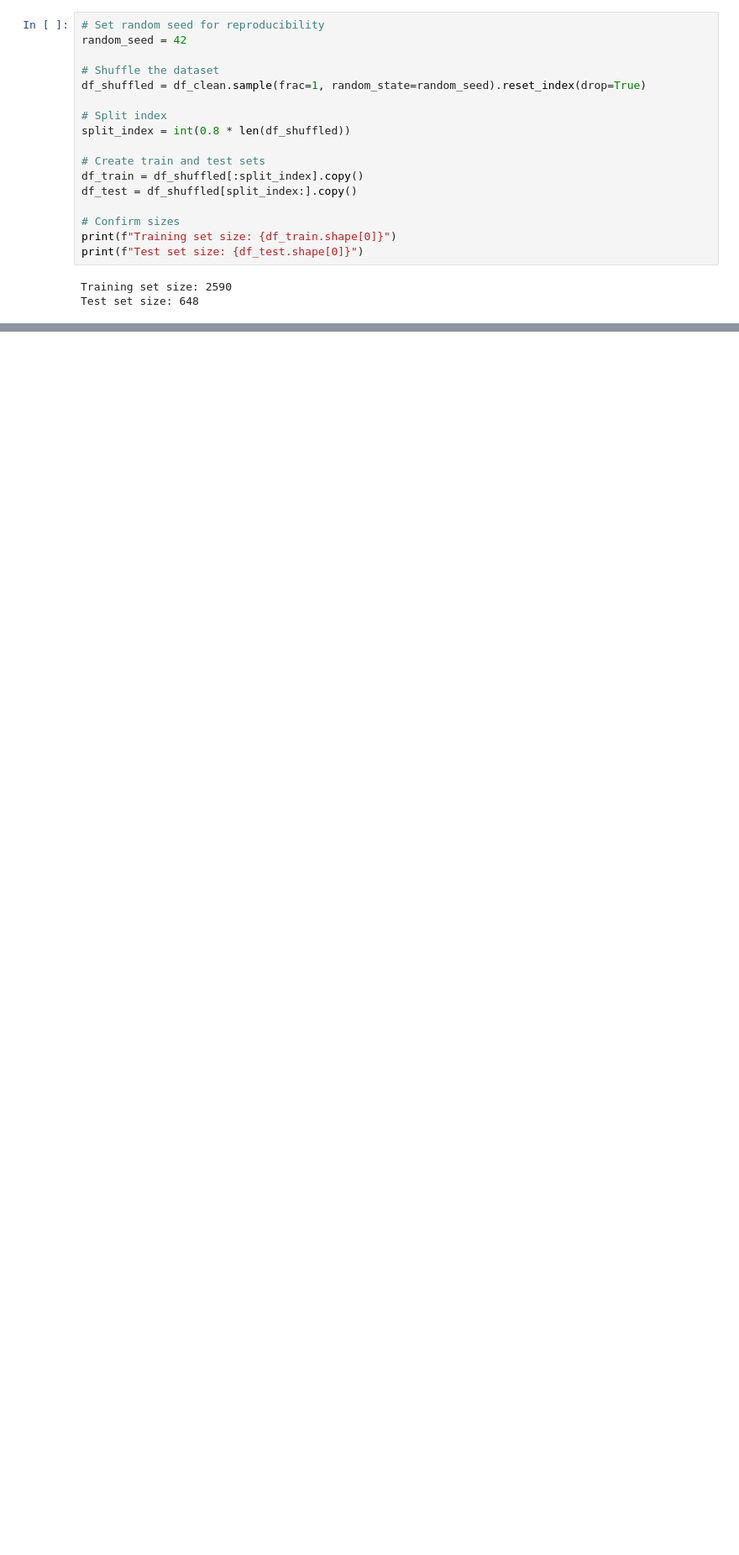
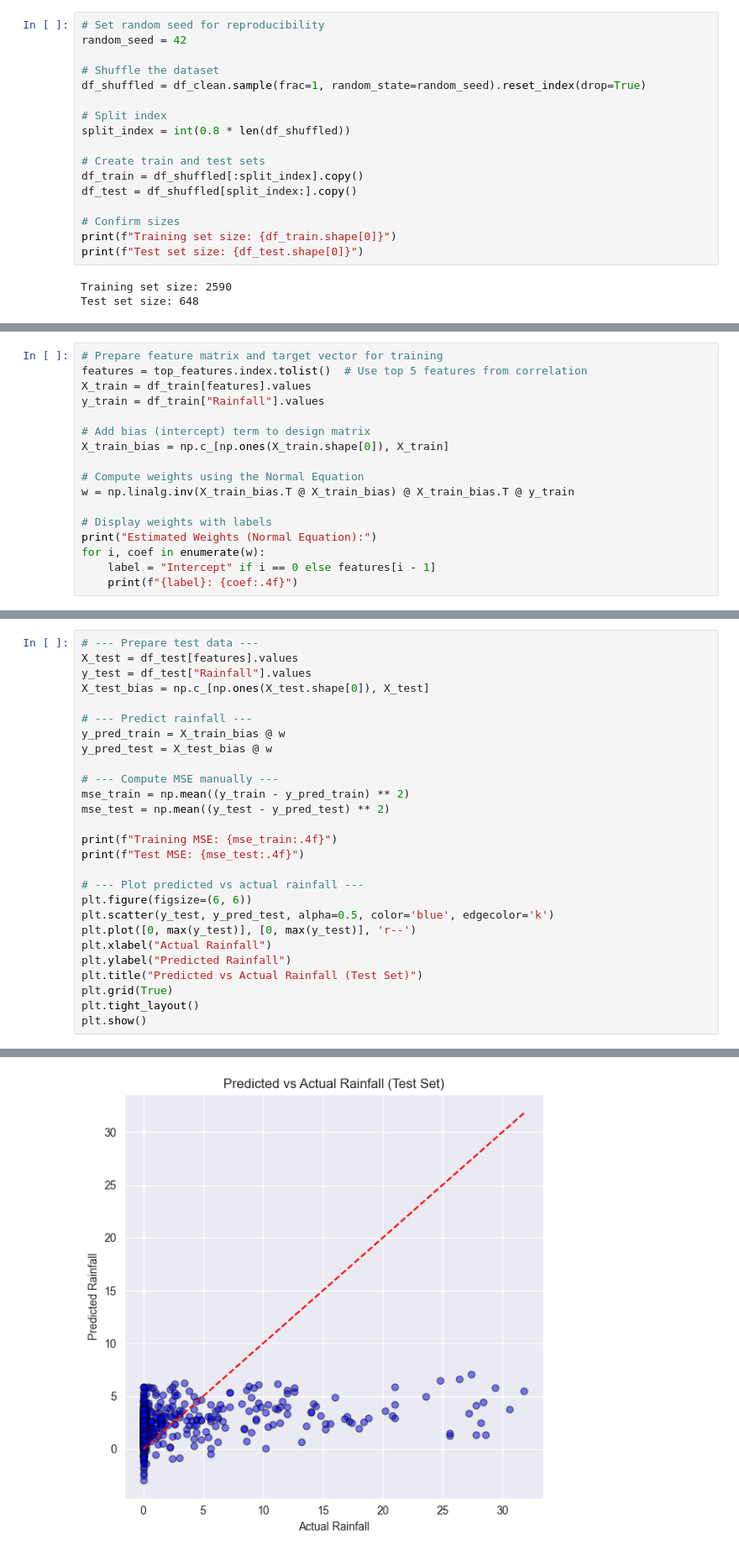
Before and after one commit to Mahyar-mhn/WeatherAUS_Rainfall_Regression_Analysis, a Jupyter notebook: main.ipynb, the cells around one changed output, grey strips where cells are left out. Shown: that part at 84% size. Cells and saved outputs as stored; diff of their text form; blank space fills up the shorter version.

```diff
--- a/main.ipynb
+++ b/main.ipynb
@@ -260,0 +263,17 @@ Test set size: 648
+# %%
+# Prepare feature matrix and target vector for training
+features = top_features.index.tolist()  # Use top 5 features from correlation
+X_train = df_train[features].values
+y_train = df_train["Rainfall"].values
+
+# Add bias (intercept) term to design matrix
+X_train_bias = np.c_[np.ones(X_train.shape[0]), X_train]
+
+# Compute weights using the Normal Equation
+w = np.linalg.inv(X_train_bias.T @ X_train_bias) @ X_train_bias.T @ y_train
+
+# Display weights with labels
+print("Estimated Weights (Normal Equation):")
+for i, coef in enumerate(w):
+    label = "Intercept" if i == 0 else features[i - 1]
+    print(f"{label}: {coef:.4f}")
@@ -260,0 +338,28 @@ Test set size: 648
+# %%
+# --- Prepare test data ---
+X_test = df_test[features].values
+y_test = df_test["Rainfall"].values
+X_test_bias = np.c_[np.ones(X_test.shape[0]), X_test]
+
+# --- Predict rainfall ---
+y_pred_train = X_train_bias @ w
+y_pred_test = X_test_bias @ w
+
+# --- Compute MSE manually ---
+mse_train = np.mean((y_train - y_pred_train) ** 2)
+mse_test = np.mean((y_test - y_pred_test) ** 2)
+
+print(f"Training MSE: {mse_train:.4f}")
+print(f"Test MSE: {mse_test:.4f}")
+
+# --- Plot predicted vs actual rainfall ---
+plt.figure(figsize=(6, 6))
+plt.scatter(y_test, y_pred_test, alpha=0.5, color='blue', edgecolor='k')
+plt.plot([0, max(y_test)], [0, max(y_test)], 'r--')
+plt.xlabel("Actual Rainfall")
+plt.ylabel("Predicted Rainfall")
+plt.title("Predicted vs Actual Rainfall (Test Set)")
+plt.grid(True)
+plt.tight_layout()
+plt.show()
+# %% [output]
@@ -260,0 +368 @@ Test set size: 648
+[figure, added]
```
Also changed, not shown: parts of 10 cells of this notebook.
